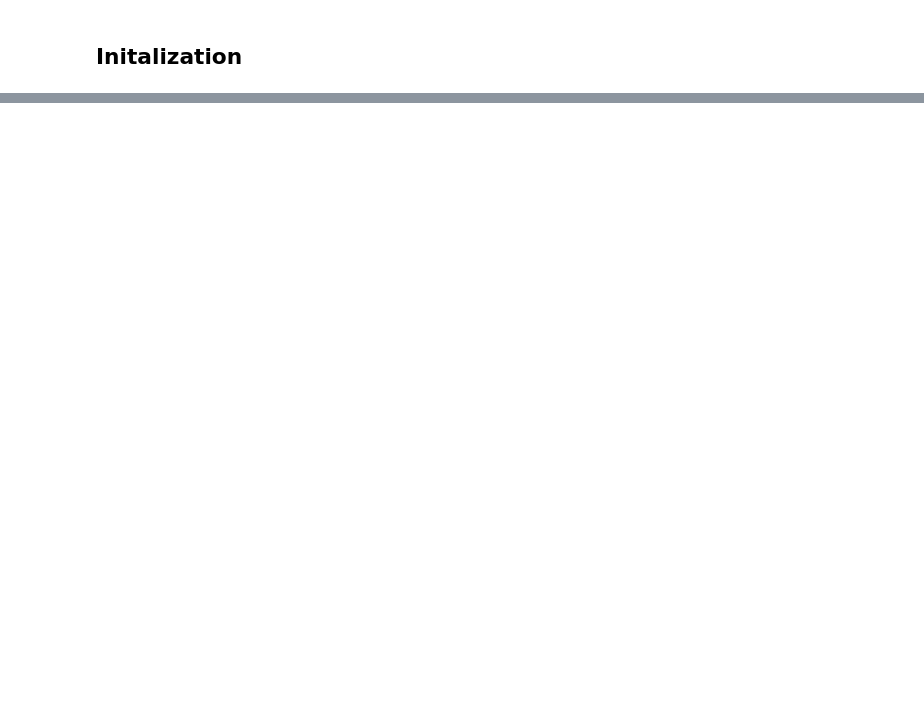
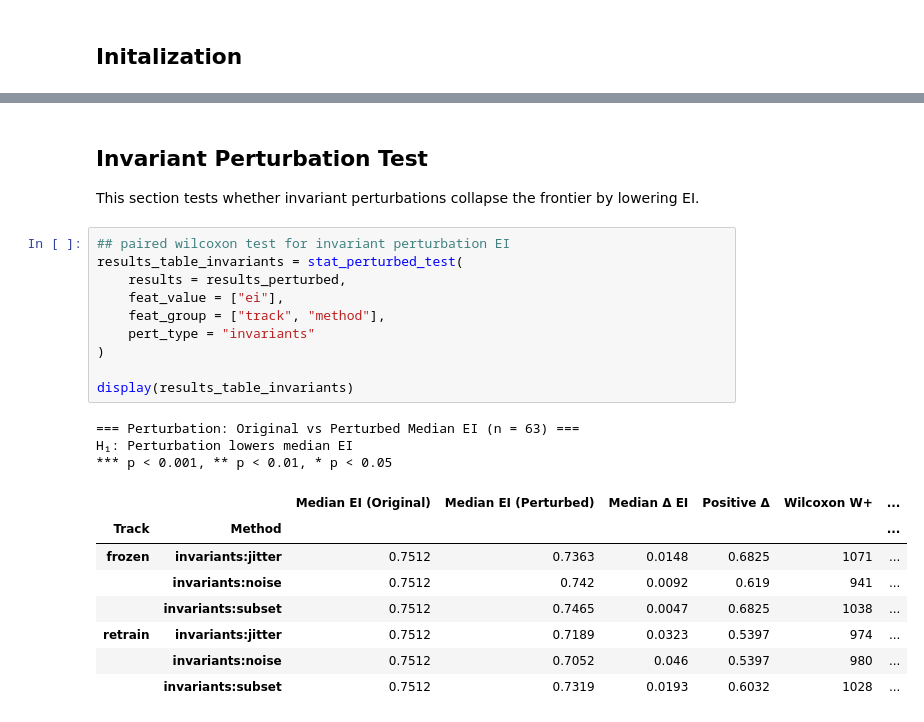
Before and after one commit to nickkunz/graph-capacity, a Jupyter notebook: notebooks/perturb.ipynb, the cells around one changed output, grey strips where cells are left out. Drawn from its saved outputs; the diff is of its cells as text; blank space fills up the shorter version.

```diff
--- a/notebooks/perturb.ipynb
+++ b/notebooks/perturb.ipynb
@@ -110,0 +119,25 @@ display(recovery_tbl)
+# %% [markdown]
+## Invariant Perturbation Test
+This section tests whether invariant perturbations collapse the frontier by lowering EI.
+# %%
+## paired wilcoxon test for invariant perturbation EI
+results_table_invariants = stat_perturbed_test(
+    results = results_perturbed,
+    feat_value = ["ei"],
+    feat_group = ["track", "method"],
+    pert_type = "invariants"
+)
+
+display(results_table_invariants)
+# %% [output]
+=== Perturbation: Original vs Perturbed Median EI (n = 63) ===
+H₁: Perturbation lowers median EI
+*** p < 0.001, ** p < 0.01, * p < 0.05
+|  |  | Median EI (Original) | Median EI (Perturbed) | Median Δ EI | Positive Δ | Wilcoxon W+ | ... |
+| Track | Method |  |  |  |  |  | ... |
+| frozen | invariants:jitter | 0.7512 | 0.7363 | 0.0148 | 0.6825 | 1071 | ... |
+|  | invariants:noise | 0.7512 | 0.742 | 0.0092 | 0.619 | 941 | ... |
+|  | invariants:subset | 0.7512 | 0.7465 | 0.0047 | 0.6825 | 1038 | ... |
+| retrain | invariants:jitter | 0.7512 | 0.7189 | 0.0323 | 0.5397 | 974 | ... |
+|  | invariants:noise | 0.7512 | 0.7052 | 0.046 | 0.5397 | 980 | ... |
+|  | invariants:subset | 0.7512 | 0.7319 | 0.0193 | 0.6032 | 1028 | ... |
```
Also changed, not shown: parts of 21 cells of this notebook.
